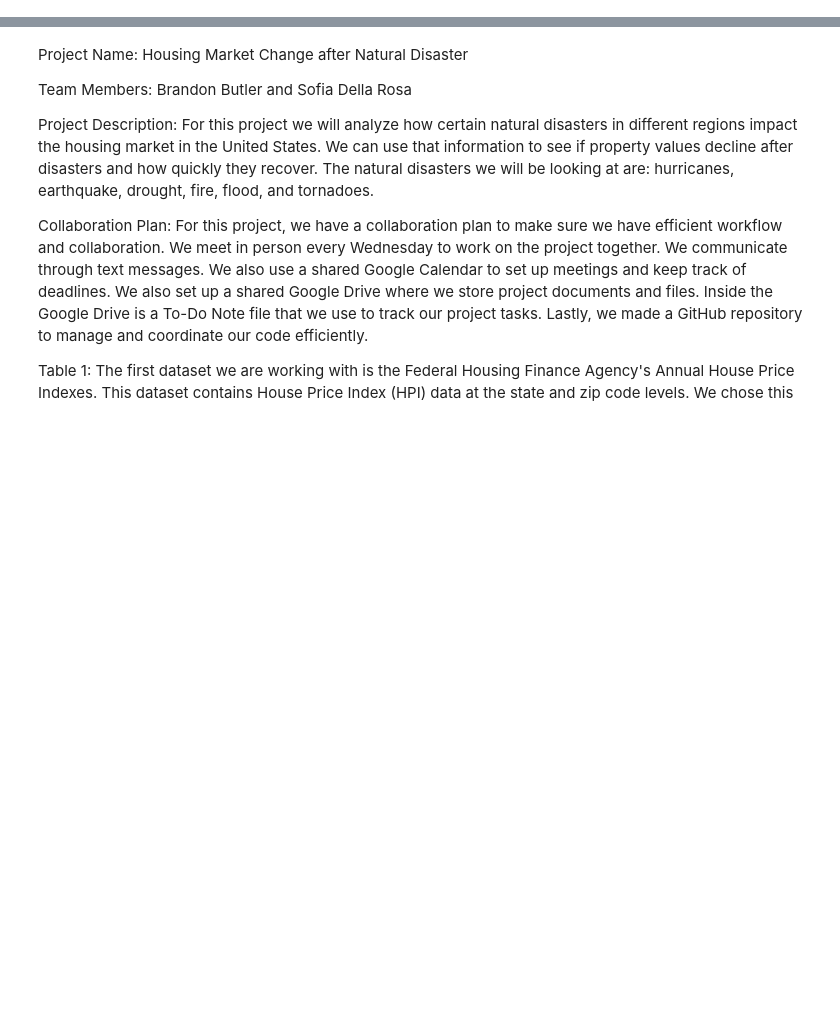
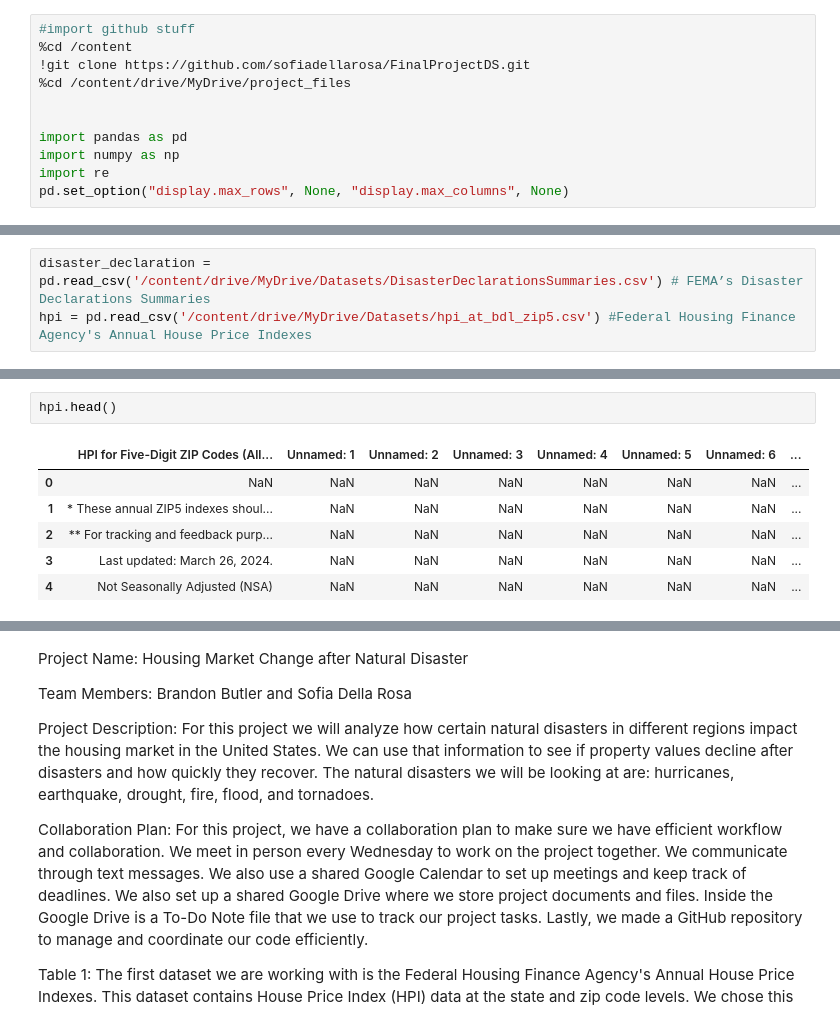
Before and after one commit to sofiadellarosa/FinalProjectDS, a Jupyter notebook: DSproject.ipynb, the cells around one changed output, grey strips where cells are left out. Saved outputs shown, nothing was run; the diff lists cells and outputs as text; blank space fills up the shorter version.

```diff
--- a/DSproject.ipynb
+++ b/DSproject.ipynb
@@ -7,0 +8,11 @@ Mounted at /content/drive
+# %%
+#import github stuff
+%cd /content
+!git clone https://github.com/sofiadellarosa/FinalProjectDS.git
+%cd /content/drive/MyDrive/project_files
+
+
+import pandas as pd
+import numpy as np
+import re
+pd.set_option("display.max_rows", None, "display.max_columns", None)
@@ -7,0 +24,3 @@ Mounted at /content/drive
+# %%
+disaster_declaration = pd.read_csv('/content/drive/MyDrive/Datasets/DisasterDeclarationsSummaries.csv') # FEMA’s Disaster Declarations Summaries
+hpi = pd.read_csv('/content/drive/MyDrive/Datasets/hpi_at_bdl_zip5.csv') #Federal Housing Finance Agency's Annual House Price Indexes
@@ -8,3 +36,12 @@ Mounted at /content/drive
+# %%
+hpi.head()
+# %% [output]
+|  | HPI for Five-Digit ZIP Codes (All... | Unnamed: 1 | Unnamed: 2 | Unnamed: 3 | Unnamed: 4 | Unnamed: 5 | Unnamed: 6 | ... |
+| 0 | NaN | NaN | NaN | NaN | NaN | NaN | NaN | ... |
+| 1 | * These annual ZIP5 indexes shoul... | NaN | NaN | NaN | NaN | NaN | NaN | ... |
+| 2 | ** For tracking and feedback purp... | NaN | NaN | NaN | NaN | NaN | NaN | ... |
+| 3 | Last updated: March 26, 2024. | NaN | NaN | NaN | NaN | NaN | NaN | ... |
+| 4 | Not Seasonally Adjusted (NSA) | NaN | NaN | NaN | NaN | NaN | NaN | ... |
 # %%
 # np="/content/drive/MyDrive/project_files/DSproject.ipynb"
 # print(np)
```
Also changed, not shown: parts of 4 cells of this notebook.
